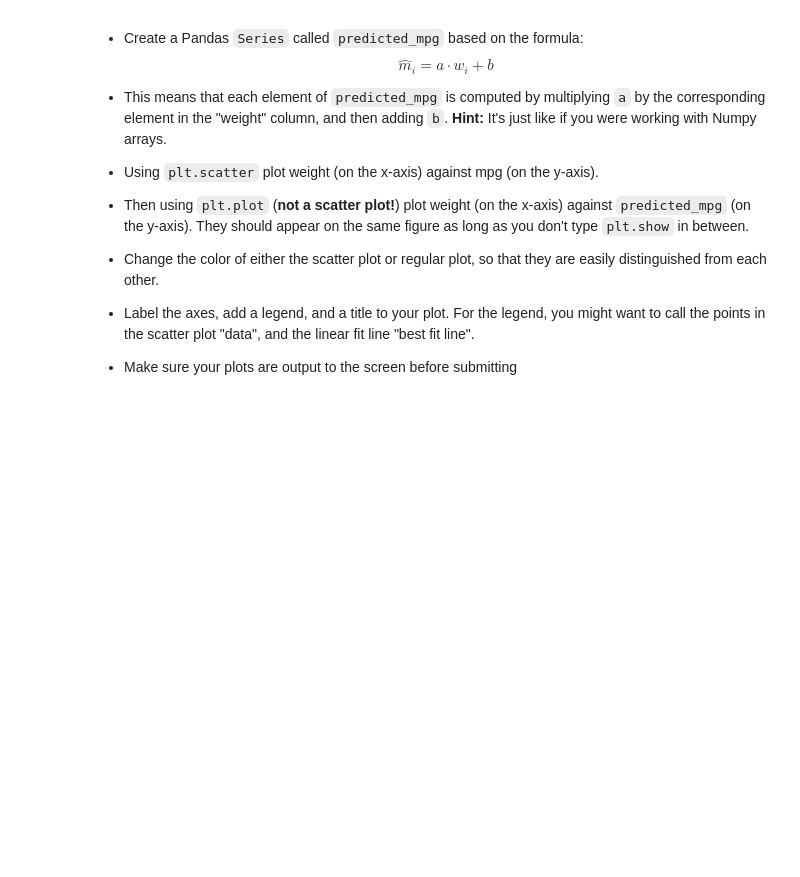
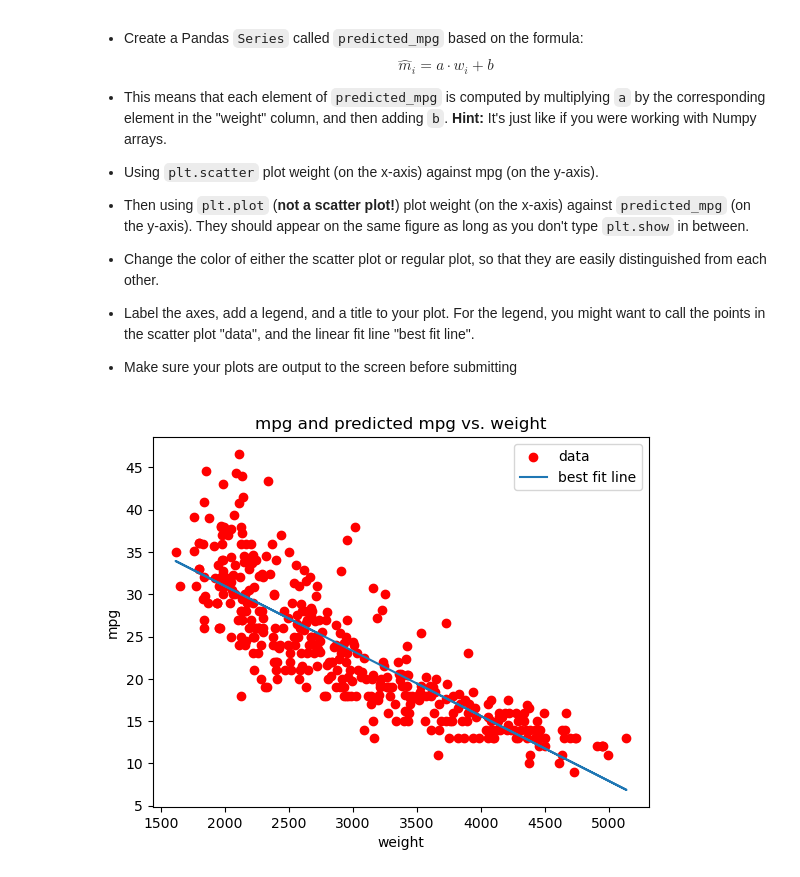
Before and after one commit to jessiejiaxichen/qtm151fall2025_new, a Jupyter notebook: Assignments/assignment_7/assignment7.ipynb, the cells around one changed output. Saved outputs shown, nothing was run; the diff lists cells and outputs as text; code cells hidden in the pictures; blank space fills up the shorter version.

```diff
--- a/Assignments/assignment_7/assignment7.ipynb
+++ b/Assignments/assignment_7/assignment7.ipynb
@@ -162,6 +162,10 @@ This problem is continued in Question (5)
 # %%
 # your answer here
 feature = pd.read_csv("data/features.csv")
+
+model = smf.ols(formula = "mpg ~ weight", data = feature)
+
+coeffs = model.fit().params
 # %% [markdown]
 ### (5) Plotting Linear Regression Model
 
@@ -189,0 +192,17 @@ $$\hat{m}_i = a\cdot w_i + b$$
+# %%
+# your answer here
+
+a = coeffs["weight"]
+b = coeffs["Intercept"]
+
+predicted_mpg = a * feature["weight"] + b
+plt.scatter(feature["weight"], feature["mpg"], color = "red", label = "data")
+
+plt.plot(feature["weight"], predicted_mpg, label = "best fit line")
+plt.xlabel("weight")
+plt.ylabel("mpg")
+plt.title("mpg and predicted mpg vs. weight")
+plt.legend(loc = "best")
+plt.show()
+# %% [output]
+[figure, added]
```
Also changed, not shown: parts of 1 cell of this notebook.
